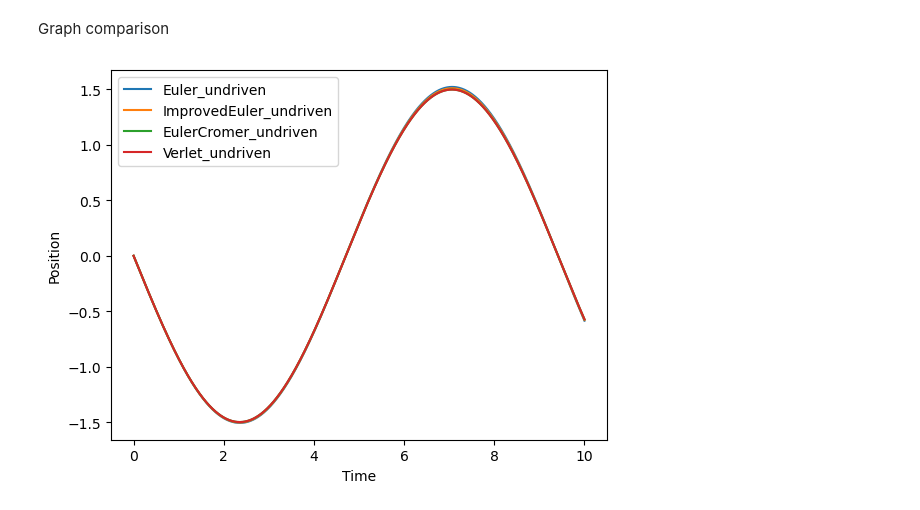
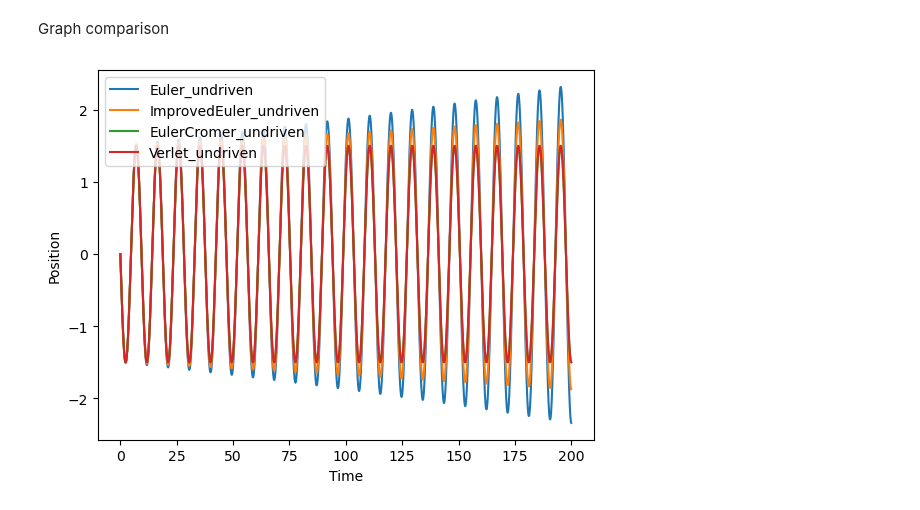
Before and after one commit to david-phelan/computational-physics-project-two, a Jupyter notebook: ProjectTwo.ipynb, the cells around one changed output. Cells and saved outputs as stored; diff of their text form; code cells hidden in the pictures.

Commit message:
Played around with graphing values

```diff
--- a/ProjectTwo.ipynb
+++ b/ProjectTwo.ipynb
@@ -419,23 +419,23 @@ Graph comparison
 # %%
 for function in [Euler_undriven, ImprovedEuler_undriven, EulerCromer_undriven, Verlet_undriven]:
     # Parameters
     m = 3.03
     k = 1.35
     b = 0
-    n = 1000
+    n = 20000
     x0 = 0
     v0 = -1
     dt = 0.01
 
     # Compute the solution
     x, v, a, t = function(m, k, b, n, x0, v0, dt)
 
     # Plot the position vs time
     plt.plot(t, x, label=function.__name__)
 
 plt.xlabel('Time')
 plt.ylabel('Position')
 plt.legend()
 plt.show()
 # %% [output]
-[figure, old version]
+[figure, new version]
```
